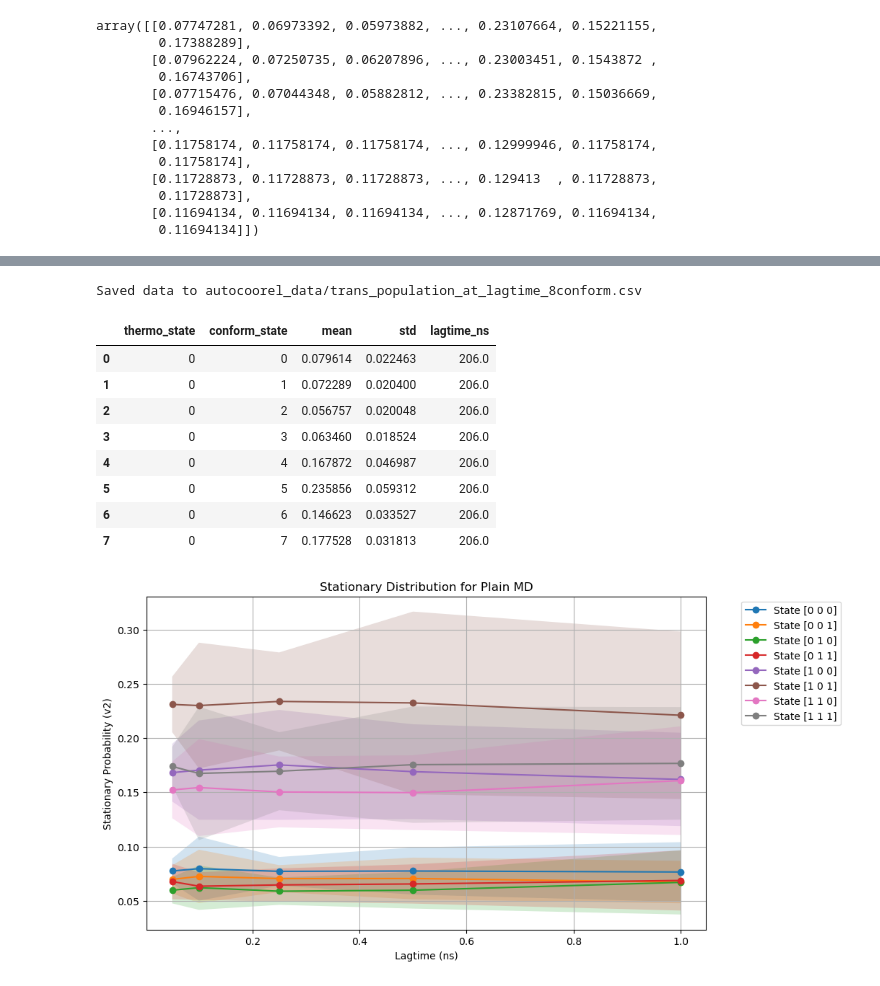
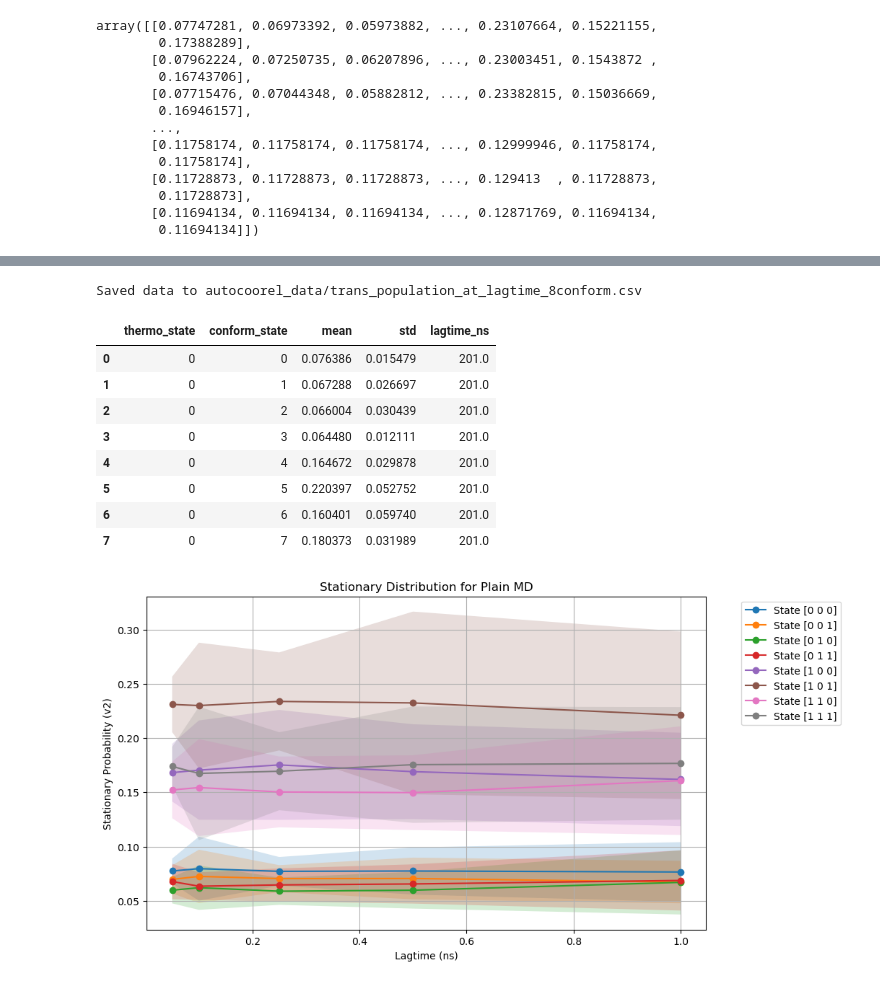
Before and after one commit to starwingc/peptoid_ESM, a Jupyter notebook: Plain_MD/analysis/transition_matrix.ipynb, the cells around one changed output, grey strips where cells are left out. Drawn from its saved outputs; the diff is of its cells as text; code cells hidden in the pictures.

```diff
--- a/Plain_MD/analysis/transition_matrix.ipynb
+++ b/Plain_MD/analysis/transition_matrix.ipynb
@@ -15,7 +17,7 @@ from joblib import Parallel, delayed
 # %%
 class Data:
     def __init__(self, array_list):
-        self.arr`ay_list = array_list
+        self.array_list = array_list
 
     def save(self, filename):
         with open(filename, 'wb') as f:
@@ -315,9 +315,9 @@ def process_trajectory(n_trajs, lagtime, num_states, cluster_size):
 n_trajs = traj_indexed
 num_states = 8
 #lagtime = 1
-lagtimes = [5, 10, 25, 50] + list(range(100, 80000, 500))
+#lagtimes = [5, 10, 25, 50] + list(range(100, 80000, 500))
 #lagtimes = [5, 10, 25, 50] + list(range(100, 20000, 500))
-#lagtimes = [5, 10, 25, 50]
+lagtimes = [5, 10, 25, 50]
 dt_in_ns = 0.01
 cluster_size = 10
 
@@ -440,9 +437,9 @@ for i, state in enumerate(state_to_plot):
                      alpha=0.2)
 
     # Annotate the first point with its value
-    first_x = lagtimes_ns[45]
-    first_y = pi_all_means[45, i]
-    first_y_var = pi_all_stds[45, i]
+    first_x = lagtimes_ns[44]
+    first_y = pi_all_means[44, i]
+    first_y_var = pi_all_stds[44, i]
     plt.text(first_x, first_y,  f"{first_x} ns :{first_y:.3f} +- {first_y_var:.3f}", fontsize=10)
     print(f"{first_x}:{first_y:.3f} +- {first_y_var:.3f}")
 
@@ -471,7 +468,7 @@ import pandas as pd
 state_index = range(8)
 state_num = 1
 point_to_plot = 400
-lagtime_plot = 45  # index of lagtime to extract at 101 ns
+lagtime_plot = 44  # index of lagtime to extract at 101 ns
 selected_ns = lagtimes_ns[lagtime_plot]  # for saving
 
 # Prepare containers
@@ -489,41 +486,41 @@ for state in range(state_num):
     # Normalize across states for each lagtime
     row_sums = pi_means.sum(axis=1, keepdims=True)
     pi_means /= row_sums
     pi_stds /= row_sums  # assumes linear propagation of error (approximate)
 
     cis_trans_pi_means.append(pi_means)
     cis_trans_pi_stds.append(pi_stds)
 
     # Grab data for selected lagtime index
     for i, s in enumerate(index):
         data_rows.append({
             "thermo_state":0,
             "conform_state": s,
             "mean": pi_means[lagtime_plot, i],
             "std": pi_stds[lagtime_plot, i],
             "lagtime_ns": selected_ns
         })
 
 # Create DataFrame
 df = pd.DataFrame(data_rows)
 
 # Save CSV
 output_path = "autocoorel_data/trans_population_at_lagtime_8conform.csv"
 df.to_csv(output_path, index=False)
 print(f"Saved data to {output_path}")
 
 df
 # %% [output]
 Saved data to autocoorel_data/trans_population_at_lagtime_8conform.csv
 |  | thermo_state | conform_state | mean | std | lagtime_ns |
-| 0 | 0 | 0 | 0.079614 | 0.022463 | 206.0 |
-| 1 | 0 | 1 | 0.072289 | 0.020400 | 206.0 |
-| 2 | 0 | 2 | 0.056757 | 0.020048 | 206.0 |
-| 3 | 0 | 3 | 0.063460 | 0.018524 | 206.0 |
-| 4 | 0 | 4 | 0.167872 | 0.046987 | 206.0 |
-| 5 | 0 | 5 | 0.235856 | 0.059312 | 206.0 |
-| 6 | 0 | 6 | 0.146623 | 0.033527 | 206.0 |
-| 7 | 0 | 7 | 0.177528 | 0.031813 | 206.0 |
+| 0 | 0 | 0 | 0.076386 | 0.015479 | 201.0 |
+| 1 | 0 | 1 | 0.067288 | 0.026697 | 201.0 |
+| 2 | 0 | 2 | 0.066004 | 0.030439 | 201.0 |
+| 3 | 0 | 3 | 0.064480 | 0.012111 | 201.0 |
+| 4 | 0 | 4 | 0.164672 | 0.029878 | 201.0 |
+| 5 | 0 | 5 | 0.220397 | 0.052752 | 201.0 |
+| 6 | 0 | 6 | 0.160401 | 0.059740 | 201.0 |
+| 7 | 0 | 7 | 0.180373 | 0.031989 | 201.0 |
 # %%
 plt.figure(figsize=(10, 6))
 state_to_plot = range(8)  # Fix: Select states 0 to 7
```
Also changed, not shown: parts of 11 cells of this notebook.
